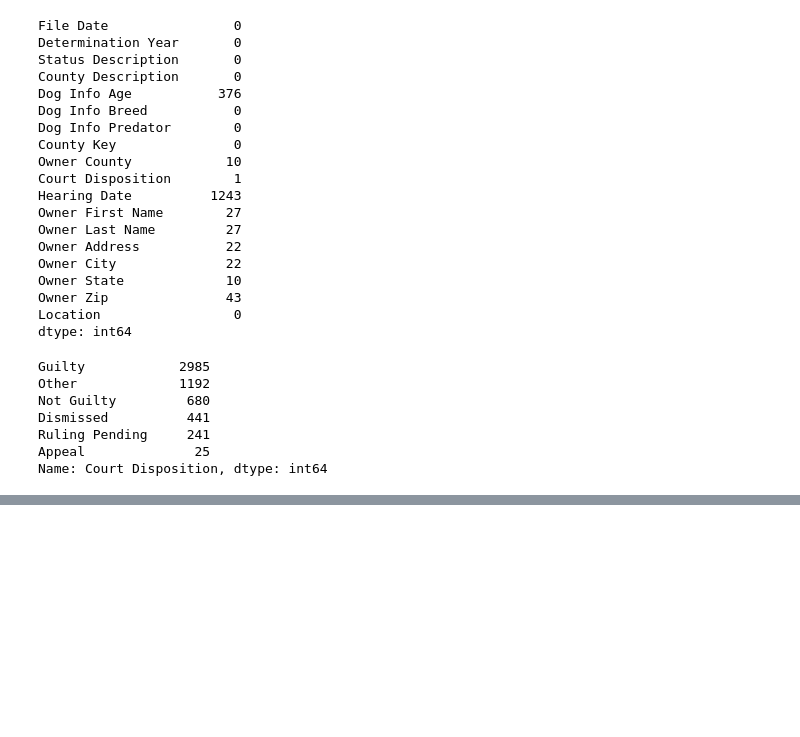
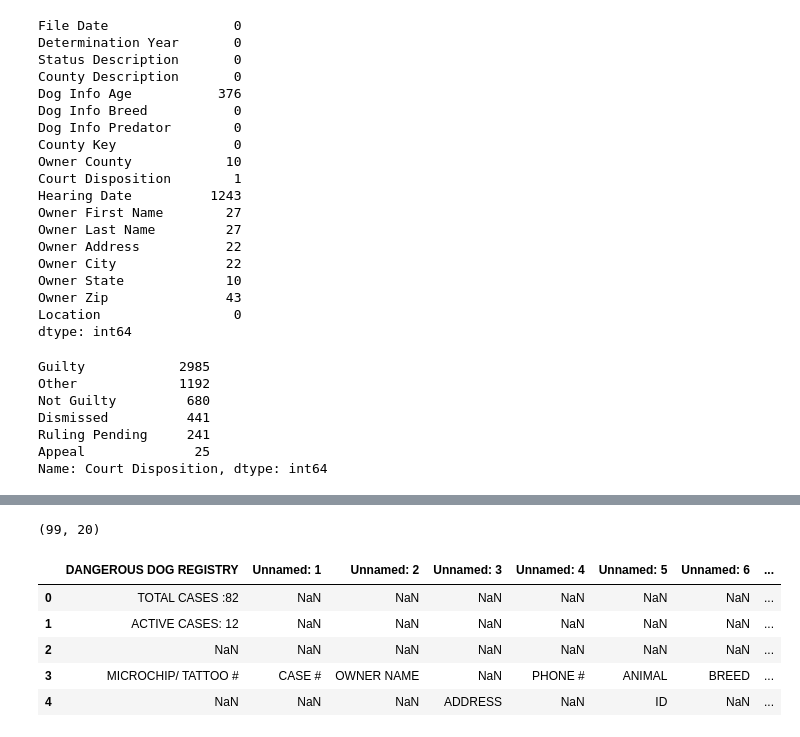
Before and after one commit to DanielleRomanoff/DS-Unit-1-Project_Dog_Bites, a Jupyter notebook: Dog Bites Project.ipynb, the cells around one changed output, grey strips where cells are left out. Drawn from its saved outputs; the diff is of its cells as text; code cells hidden in the pictures; blank space fills up the shorter version.

```diff
--- a/Dog Bites Project.ipynb
+++ b/Dog Bites Project.ipynb
@@ -179,0 +268,14 @@ ParserError: Error tokenizing data. C error: Expected 2 fields in line 3, saw 3
+# %%
+registry = pd.read_csv('https://raw.githubusercontent.com/DanielleRomanoff/DS-Unit-1-Project_Dog_Bites/master/Registry%20Dangerous%20Dogs.csv')
+registry.shape
+# %% [output]
+(99, 20)
+# %%
+registry.head()
+# %% [output]
+|  | DANGEROUS DOG REGISTRY | Unnamed: 1 | Unnamed: 2 | Unnamed: 3 | Unnamed: 4 | Unnamed: 5 | Unnamed: 6 | ... |
+| 0 | TOTAL CASES :82 | NaN | NaN | NaN | NaN | NaN | NaN | ... |
+| 1 | ACTIVE CASES: 12 | NaN | NaN | NaN | NaN | NaN | NaN | ... |
+| 2 | NaN | NaN | NaN | NaN | NaN | NaN | NaN | ... |
+| 3 | MICROCHIP/ TATTOO # | CASE # | OWNER NAME | NaN | PHONE # | ANIMAL | BREED | ... |
+| 4 | NaN | NaN | NaN | ADDRESS | NaN | ID | NaN | ... |
```
Also changed, not shown: parts of 9 cells of this notebook, 1 other file.
